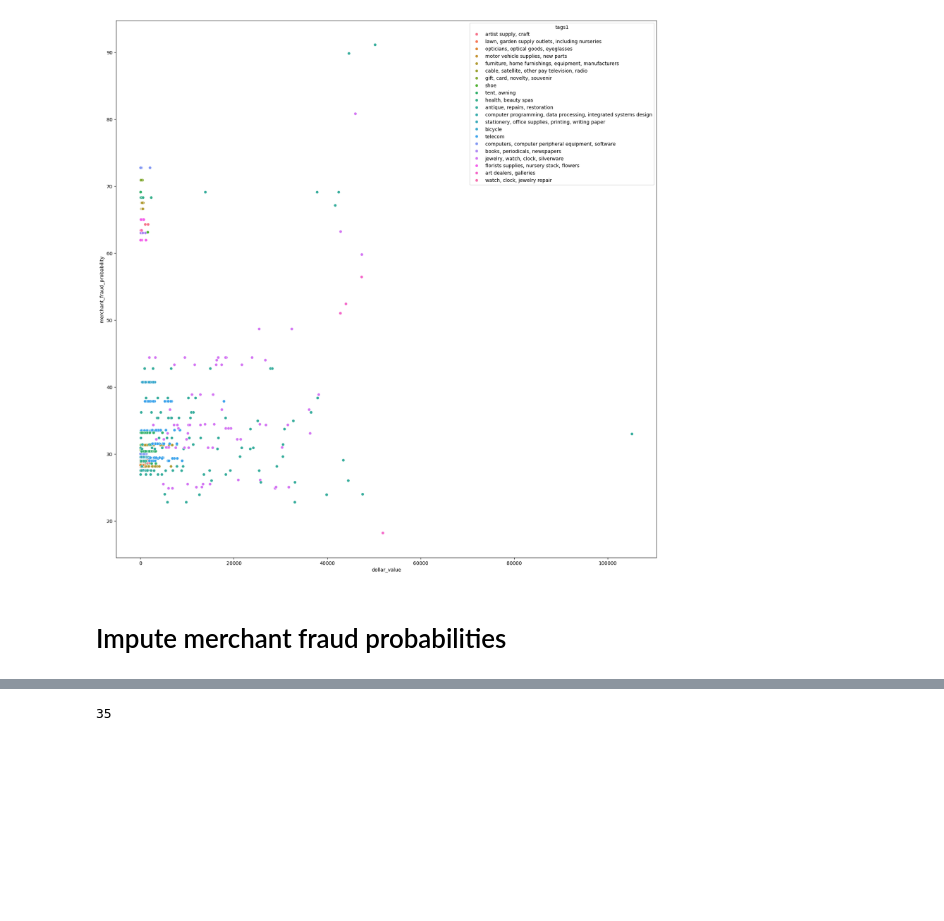
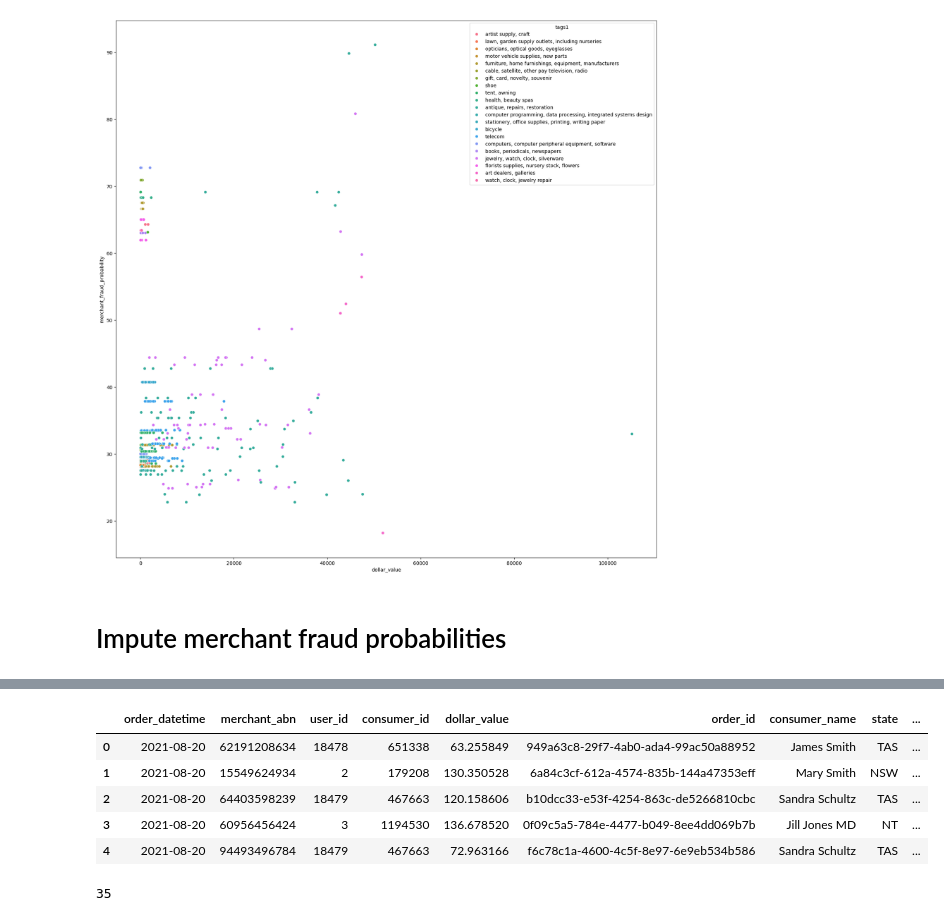
Before and after one commit to MAST30034-AppliedDataScience/project-2-group-buy-now-pay-later-industry-project-30, a Jupyter notebook: notebooks/alan_analysis.ipynb, the cells around one changed output, grey strips where cells are left out. Saved outputs shown, nothing was run; the diff lists cells and outputs as text; code cells hidden in the pictures; blank space fills up the shorter version.

Commit message:
Add predictions for merchant fraud probability

```diff
--- a/notebooks/alan_analysis.ipynb
+++ b/notebooks/alan_analysis.ipynb
@@ -199,0 +196,22 @@ RMSE: 2.3230162473554574
+# %%
+# Refit pipeline on full dataset to make predictions
+pipeline.fit(X, y)
+
+full_transactions = pd.read_parquet("../data/curated/full_transaction")
+
+full_transactions.loc[
+    full_transactions['merchant_fraud_probability'].isna(),
+    'merchant_fraud_probability'
+] = pipeline.predict(
+    full_transactions[full_transactions['merchant_fraud_probability'].isna()]
+)
+full_transactions.head()
+# missing_merchant_fraud[['tags1', 'state']].head()
+# missing_merchant_fraud.values
+# %% [output]
+|  | order_datetime | merchant_abn | user_id | consumer_id | dollar_value | order_id | consumer_name | state | ... |
+| 0 | 2021-08-20 | 62191208634 | 18478 | 651338 | 63.255849 | 949a63c8-29f7-4ab0-ada4-99ac50a88952 | James Smith | TAS | ... |
+| 1 | 2021-08-20 | 15549624934 | 2 | 179208 | 130.350528 | 6a84c3cf-612a-4574-835b-144a47353eff | Mary Smith | NSW | ... |
+| 2 | 2021-08-20 | 64403598239 | 18479 | 467663 | 120.158606 | b10dcc33-e53f-4254-863c-de5266810cbc | Sandra Schultz | TAS | ... |
+| 3 | 2021-08-20 | 60956456424 | 3 | 1194530 | 136.678520 | 0f09c5a5-784e-4477-b049-8ee4dd069b7b | Jill Jones MD | NT | ... |
+| 4 | 2021-08-20 | 94493496784 | 18479 | 467663 | 72.963166 | f6c78c1a-4600-4c5f-8e97-6e9eb534b586 | Sandra Schultz | TAS | ... |
```
Also changed, not shown: parts of 4 cells of this notebook.
